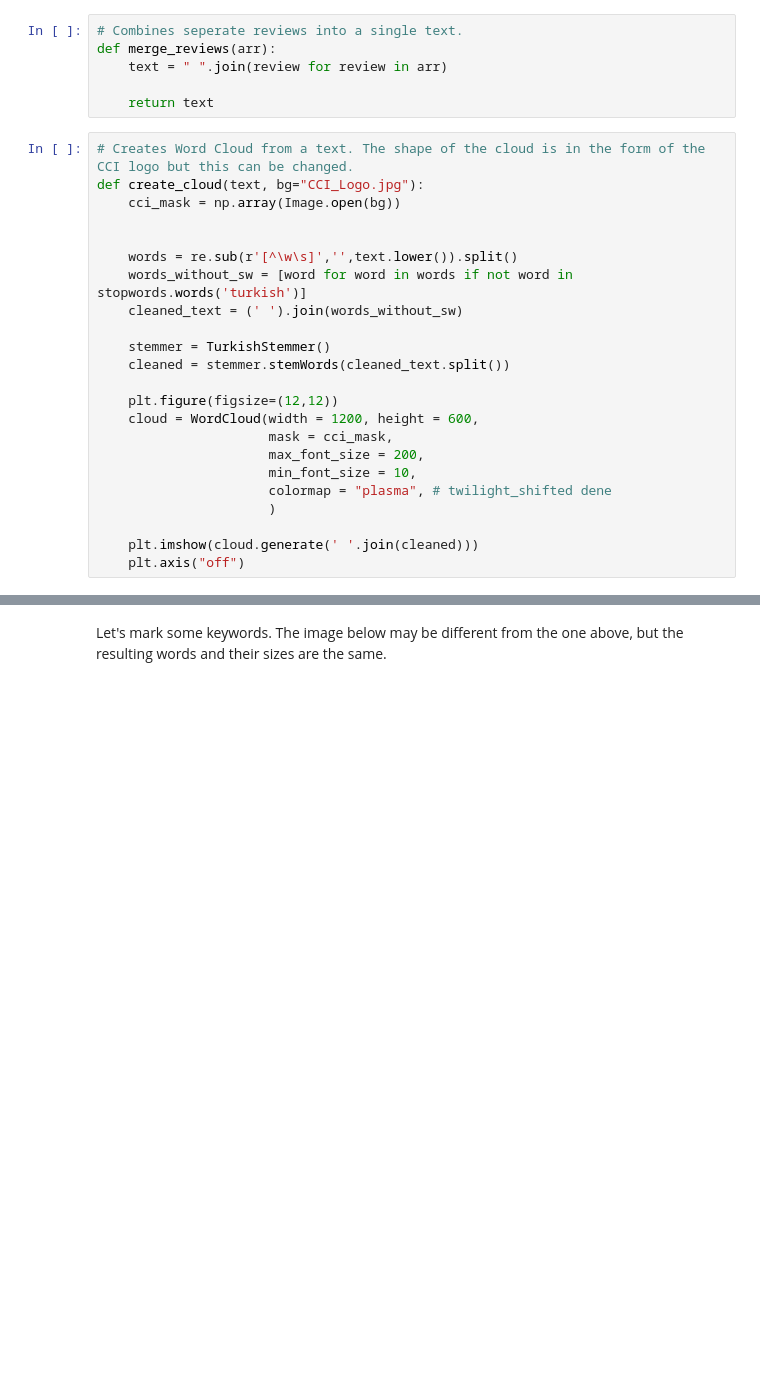
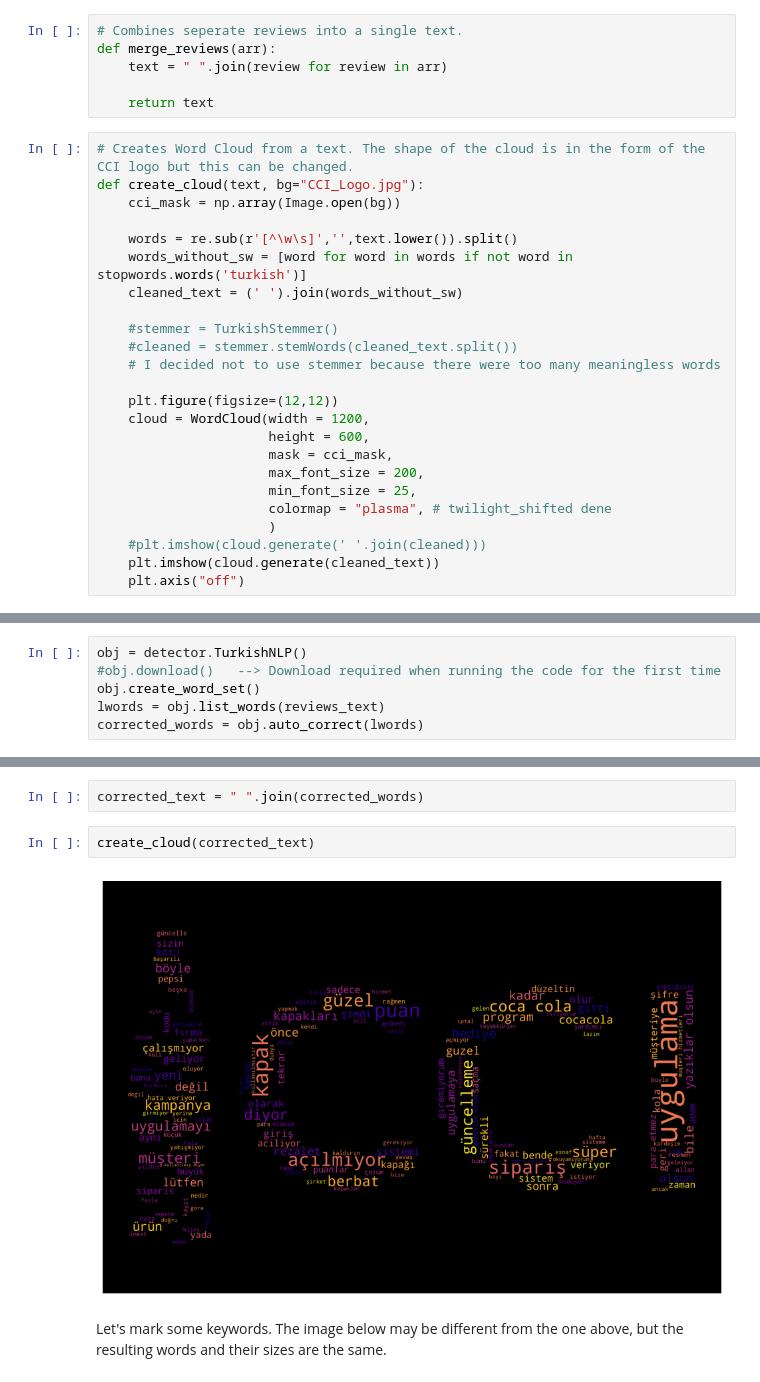
Before and after one commit to FlyinHedgehog/CCINext-App-Analysis, a Jupyter notebook: google_play_analytics.ipynb, the cells around one changed output, grey strips where cells are left out. Saved outputs shown, nothing was run; the diff lists cells and outputs as text; blank space fills up the shorter version.

Commit message:
fixed meaningless word issue in the word cloud

```diff
--- a/google_play_analytics.ipynb
+++ b/google_play_analytics.ipynb
@@ -131,23 +134,24 @@ def merge_reviews(arr):
 def create_cloud(text, bg="CCI_Logo.jpg"):
     cci_mask = np.array(Image.open(bg))
 
-
     words = re.sub(r'[^\w\s]','',text.lower()).split()
     words_without_sw = [word for word in words if not word in stopwords.words('turkish')]
     cleaned_text = (' ').join(words_without_sw)
 
-    stemmer = TurkishStemmer()
-    cleaned = stemmer.stemWords(cleaned_text.split())
+    #stemmer = TurkishStemmer()
+    #cleaned = stemmer.stemWords(cleaned_text.split())
+    # I decided not to use stemmer because there were too many meaningless words
 
     plt.figure(figsize=(12,12))
-    cloud = WordCloud(width = 1200, height = 600,
+    cloud = WordCloud(width = 1200,
+                      height = 600,
                       mask = cci_mask,
                       max_font_size = 200,
-                      min_font_size = 10,
+                      min_font_size = 25,
                       colormap = "plasma", # twilight_shifted dene
                       )
-
-    plt.imshow(cloud.generate(' '.join(cleaned)))
+    #plt.imshow(cloud.generate(' '.join(cleaned)))
+    plt.imshow(cloud.generate(cleaned_text))
     plt.axis("off")
 # %%
 reviews_text = merge_reviews(df.content)
@@ -156,0 +158,6 @@ create_cloud(reviews_text)
+# %%
+obj = detector.TurkishNLP()
+#obj.download()   --> Download required when running the code for the first time
+obj.create_word_set()
+lwords = obj.list_words(reviews_text)
+corrected_words = obj.auto_correct(lwords)
@@ -157,3 +172,9 @@ create_cloud(reviews_text)
+# %%
+corrected_text = " ".join(corrected_words)
+# %%
+create_cloud(corrected_text)
+# %% [output]
+[figure, added]
 # %% [markdown]
 Let's mark some keywords. The image below may be different from the one above, but the resulting words and their sizes are the same.
 # %% [markdown]
```
Also changed, not shown: parts of 5 cells of this notebook, 3 other files.
